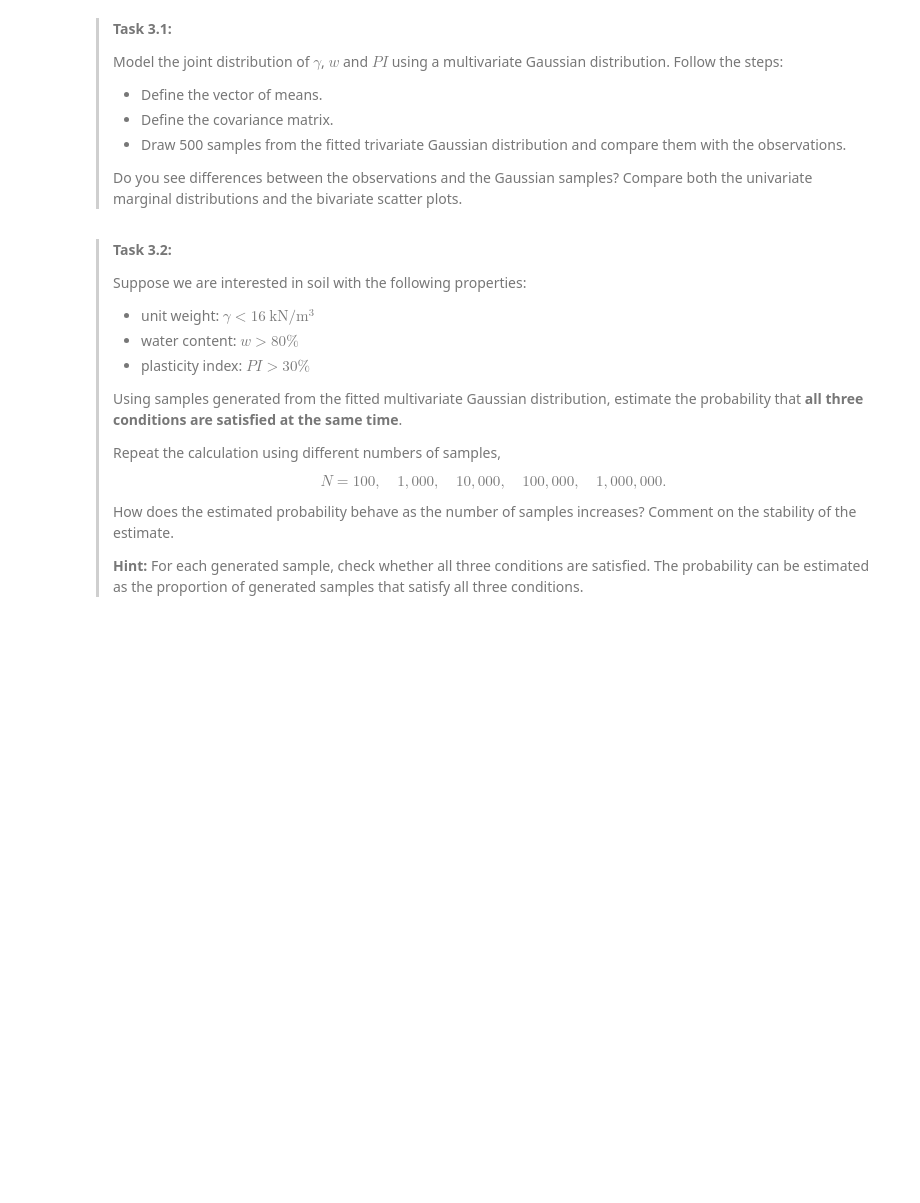
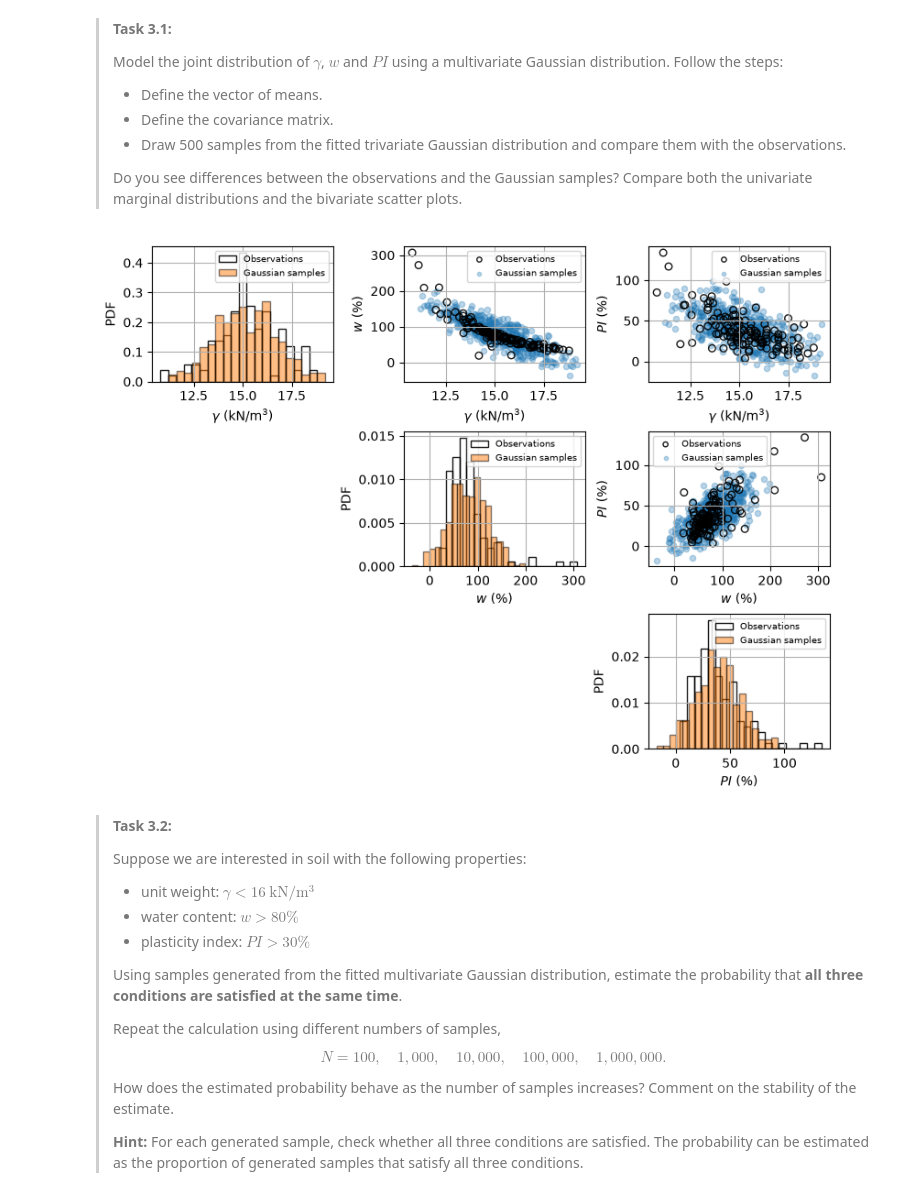
Before and after one commit to sembouman/GA1.5, a Jupyter notebook: Gaussian_Soil.ipynb, the cells around one changed output. Saved outputs shown, nothing was run; the diff lists cells and outputs as text; code cells hidden in the pictures; blank space fills up the shorter version.

```diff
--- a/Gaussian_Soil.ipynb
+++ b/Gaussian_Soil.ipynb
@@ -103,22 +124,22 @@ def calculate_covariance(X1, X2):
     mean_x2 = mean(X2)
 
     # Calculate deviations from the mean
-    diff_x1 = ### YOUR CODE HERE ###
-    diff_x2 = ### YOUR CODE HERE ###
+    diff_x1 = X1 - mean(X1)
+    diff_x2 = X2 - mean(X2)
 
     # Multiply paired deviations
-    product = ### YOUR CODE HERE ###
+    product = diff_x1 * diff_x2
 
     # Sample covariance
-    covariance = ### YOUR CODE HERE ###
+    covariance =  np.sum(product) / (len(X1) - 1)
 
     return covariance
 
 
 def pearson_correlation(X1, X2):
-    covariance = ### YOUR CODE HERE ###
+    covariance = calculate_covariance(X1, X2)
 
-    correl_coeff = ### YOUR CODE HERE ###
+    correl_coeff = covariance / (stdev(X1) * stdev(X2))
 
     return correl_coeff
 
@@ -147,33 +172,37 @@ print("Pearson's correlation coefficient between w and PI is",
 # Define the vector of means
 # ---------------------------------------------------------
 
-mu1 = ### YOUR CODE HERE ###
-mu2 = ### YOUR CODE HERE ###
-mu3 = ### YOUR CODE HERE ###
+mu1 = np.mean(data[:, 0])
+mu2 = np.mean(data[:, 1])
+mu3 = np.mean(data[:, 2])
 
-mu = ### YOUR CODE HERE ###
+mu = np.array([mu1, mu2, mu3])
 
 
 # ---------------------------------------------------------
 # Define the covariance matrix
 # ---------------------------------------------------------
 
-s1 = ### YOUR CODE HERE ###
-s2 = ### YOUR CODE HERE ###
-s3 = ### YOUR CODE HERE ###
+s1 = np.std(data[:, 0], ddof=1)
+s2 = np.std(data[:, 1], ddof=1)
+s3 = np.std(data[:, 2], ddof=1)
 
-covariance_12 = ### YOUR CODE HERE ###
-covariance_13 = ### YOUR CODE HERE ###
-covariance_23 = ### YOUR CODE HERE ###
+covariance_12 = calculate_covariance(data[:, 0], data[:, 1])
+covariance_13 = calculate_covariance(data[:, 0], data[:, 2])
+covariance_23 = calculate_covariance(data[:, 1], data[:, 2])
 
-sigma = ### YOUR CODE HERE ###
+sigma = np.array([
+    [s1**2, covariance_12, covariance_13],
+    [covariance_12, s2**2, covariance_23],
+    [covariance_13, covariance_23, s3**2]
+])
 
 
 # ---------------------------------------------------------
 # Draw 500 samples from the fitted trivariate Gaussian
 # ---------------------------------------------------------
 
-samples = ### YOUR CODE HERE ###
+samples = multivariate_normal.rvs(mean=mu, cov=sigma, size=500)
 
 
 # ---------------------------------------------------------
@@ -235,33 +264,35 @@ for i in range(data.shape[1]):
 
             # Observations on top
             axs[i, j].scatter(
                 data[:, i],
                 data[:, j],
                 alpha=0.9,
                 s=30,
                 edgecolor='black',
                 facecolor='none',
                 label='Observations'
             )
 
             axs[i, j].set_xlabel(variable_names[i])
             axs[i, j].set_ylabel(variable_names[j])
 
             # Put observations first in legend
             handles, labels = axs[i, j].get_legend_handles_labels()
 
             axs[i, j].legend(
                 [handles[1], handles[0]],
                 [labels[1], labels[0]],
                 fontsize=7,
                 markerscale=0.7
             )
 
         else:
 
             axs[i, j].axis('off')
 
 plt.show()
+# %% [output]
+[figure, added]
 # %% [markdown]
 > **Task 3.2:**
 >
```
Also changed, not shown: parts of 7 cells of this notebook.
